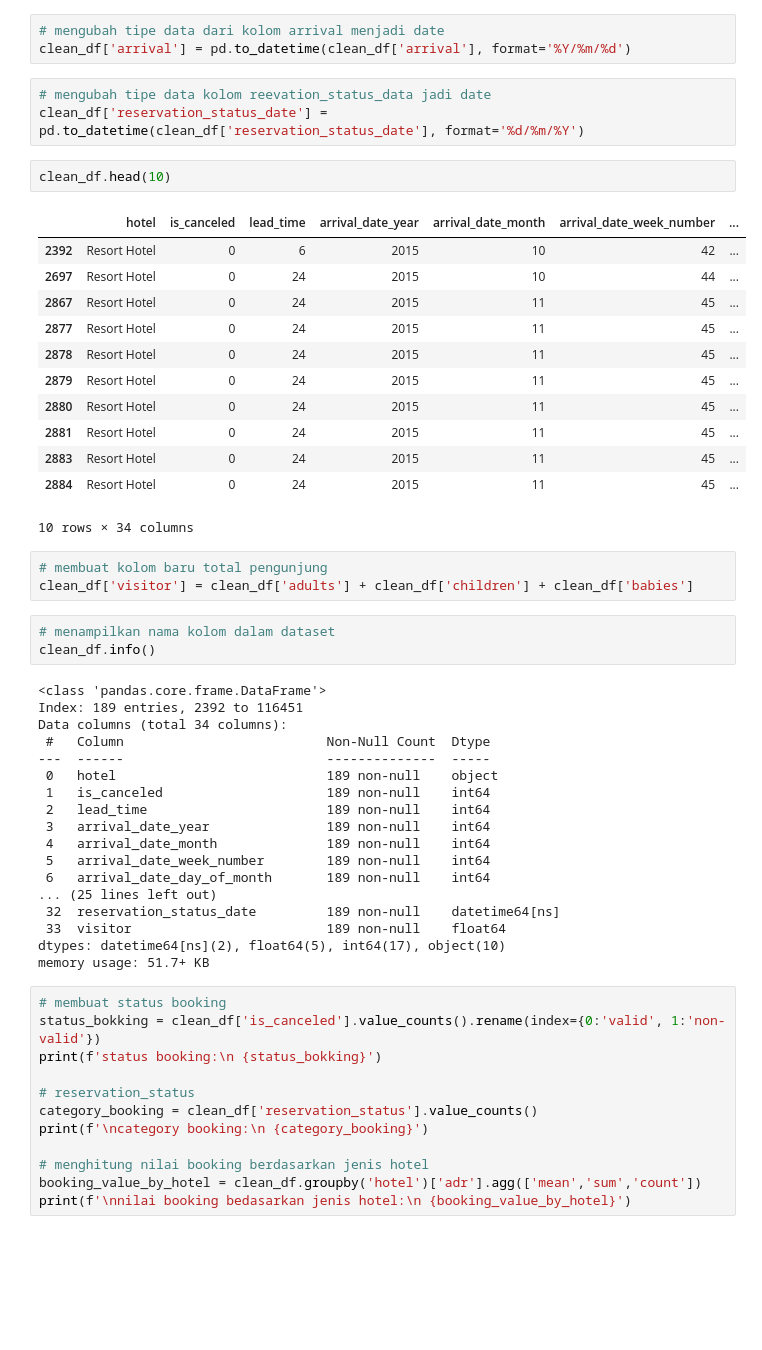
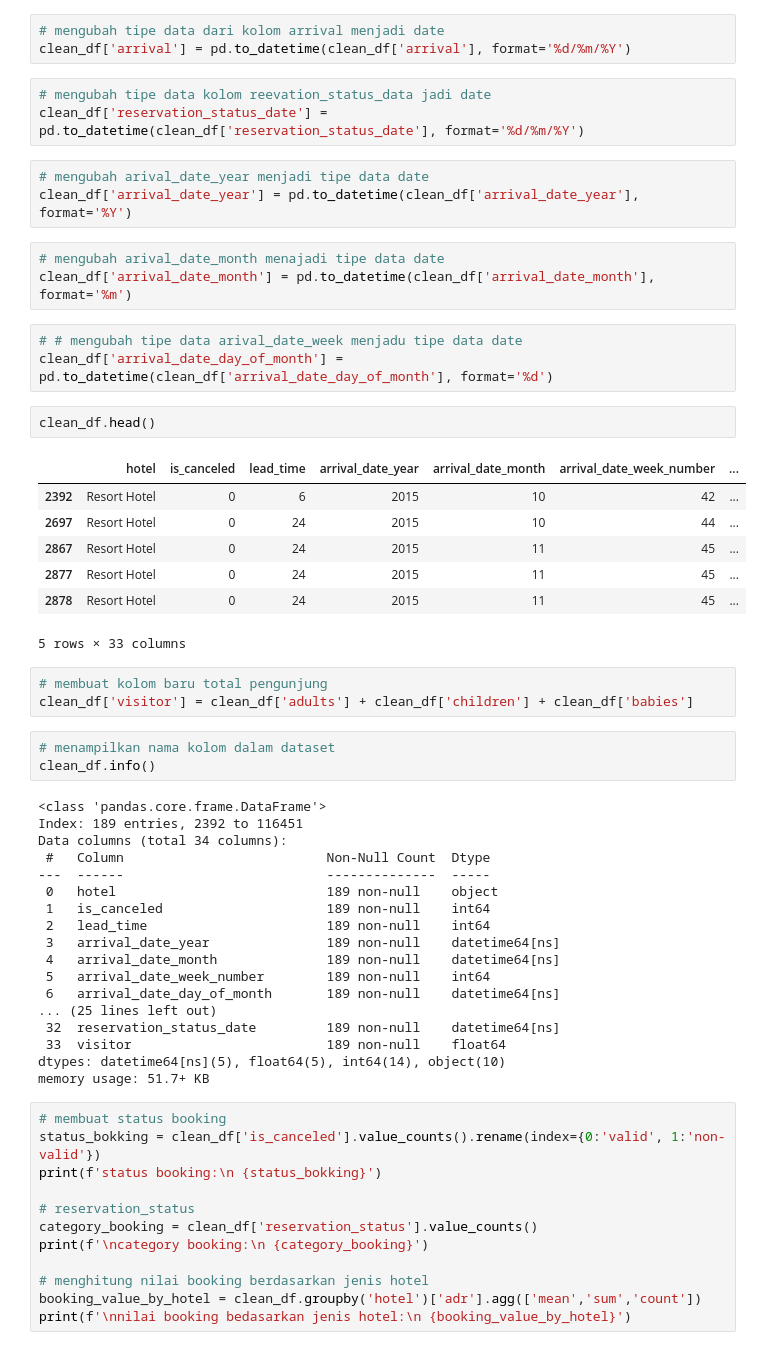
Before and after one commit to Aldistwn29/Data_analysis, a Jupyter notebook: Booking_Hotel.ipynb, the cells around one changed output. Saved outputs shown, nothing was run; the diff lists cells and outputs as text; blank space fills up the shorter version.

```diff
--- a/Booking_Hotel.ipynb
+++ b/Booking_Hotel.ipynb
@@ -109,25 +109,29 @@ dtypes: datetime64[ns](2), float64(4), int64(17), object(10)
 memory usage: 50.2+ KB
 # %%
 # mengubah tipe data dari kolom arrival menjadi date
-clean_df['arrival'] = pd.to_datetime(clean_df['arrival'], format='%Y/%m/%d')
+clean_df['arrival'] = pd.to_datetime(clean_df['arrival'], format='%d/%m/%Y')
 # %%
 # mengubah tipe data kolom reevation_status_data jadi date
 clean_df['reservation_status_date'] = pd.to_datetime(clean_df['reservation_status_date'], format='%d/%m/%Y')
+# %%
+# mengubah arival_date_year menjadi tipe data date
+clean_df['arrival_date_year'] = pd.to_datetime(clean_df['arrival_date_year'], format='%Y')
+# %%
+# mengubah arival_date_month menajadi tipe data date
+clean_df['arrival_date_month'] = pd.to_datetime(clean_df['arrival_date_month'], format='%m')
+# %%
+# # mengubah tipe data arival_date_week menjadu tipe data date
+clean_df['arrival_date_day_of_month'] = pd.to_datetime(clean_df['arrival_date_day_of_month'], format='%d')
 # %%
-clean_df.head(10)
+clean_df.head()
 # %% [output]
 |  | hotel | is_canceled | lead_time | arrival_date_year | arrival_date_month | arrival_date_week_number | ... |
 | 2392 | Resort Hotel | 0 | 6 | 2015 | 10 | 42 | ... |
 | 2697 | Resort Hotel | 0 | 24 | 2015 | 10 | 44 | ... |
 | 2867 | Resort Hotel | 0 | 24 | 2015 | 11 | 45 | ... |
 | 2877 | Resort Hotel | 0 | 24 | 2015 | 11 | 45 | ... |
 | 2878 | Resort Hotel | 0 | 24 | 2015 | 11 | 45 | ... |
-| 2879 | Resort Hotel | 0 | 24 | 2015 | 11 | 45 | ... |
-| 2880 | Resort Hotel | 0 | 24 | 2015 | 11 | 45 | ... |
-| 2881 | Resort Hotel | 0 | 24 | 2015 | 11 | 45 | ... |
-| 2883 | Resort Hotel | 0 | 24 | 2015 | 11 | 45 | ... |
-| 2884 | Resort Hotel | 0 | 24 | 2015 | 11 | 45 | ... |
-10 rows × 34 columns
+5 rows × 33 columns
 # %%
 # membuat kolom baru total pengunjung
 clean_df['visitor'] = clean_df['adults'] + clean_df['children'] + clean_df['babies']
@@ -143,14 +147,14 @@ Data columns (total 34 columns):
  0   hotel                           189 non-null    object
  1   is_canceled                     189 non-null    int64
  2   lead_time                       189 non-null    int64
- 3   arrival_date_year               189 non-null    int64
- 4   arrival_date_month              189 non-null    int64
+ 3   arrival_date_year               189 non-null    datetime64[ns]
+ 4   arrival_date_month              189 non-null    datetime64[ns]
  5   arrival_date_week_number        189 non-null    int64
- 6   arrival_date_day_of_month       189 non-null    int64
+ 6   arrival_date_day_of_month       189 non-null    datetime64[ns]
 ... (25 lines left out)
  32  reservation_status_date         189 non-null    datetime64[ns]
  33  visitor                         189 non-null    float64
-dtypes: datetime64[ns](2), float64(5), int64(17), object(10)
+dtypes: datetime64[ns](5), float64(5), int64(14), object(10)
 memory usage: 51.7+ KB
 # %%
 # membuat status booking
```
Also changed, not shown: parts of 17 cells of this notebook.
